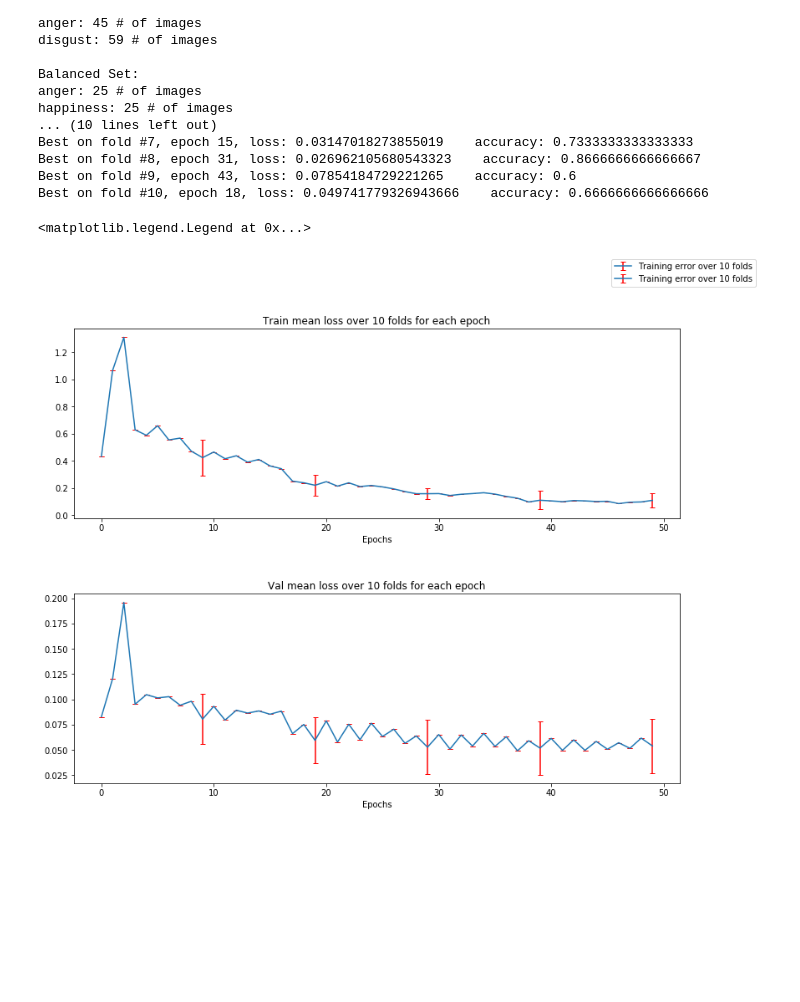
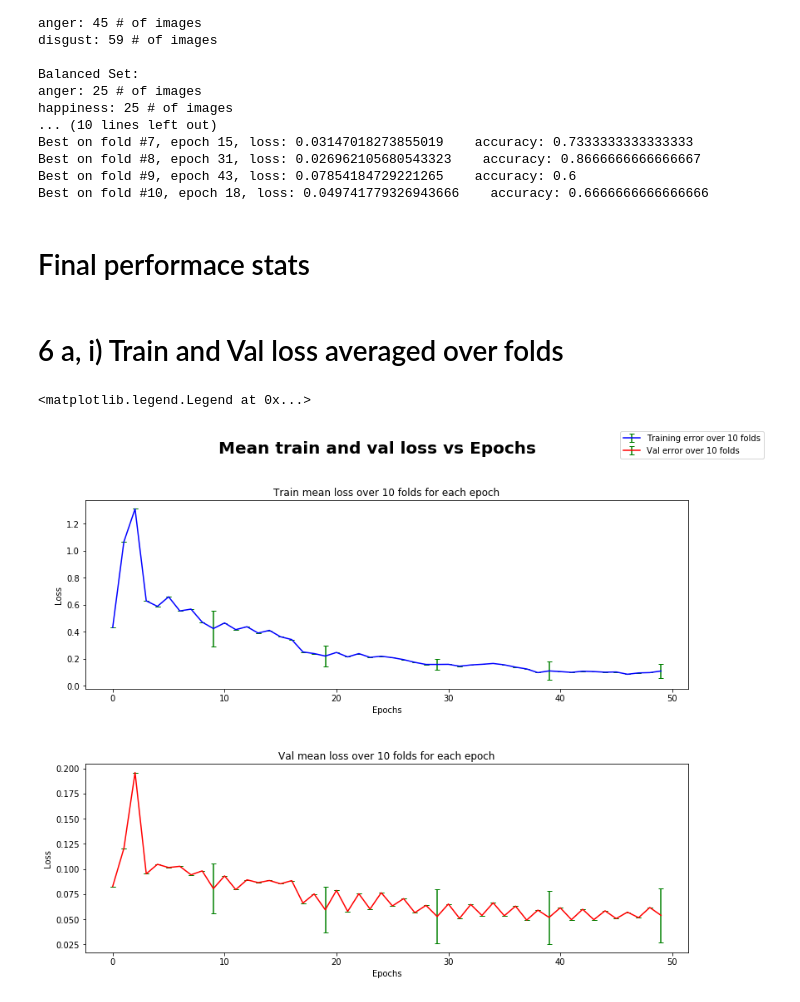
Before and after one commit to dukelin95/dl_projects, a Jupyter notebook: regression_pca/plots_take_two.ipynb, the cells around one changed output. Drawn from its saved outputs; the diff is of its cells as text; code cells hidden in the pictures; blank space fills up the shorter version.

Commit message:
plots for softmax

```diff
--- a/regression_pca/plots_take_two.ipynb
+++ b/regression_pca/plots_take_two.ipynb
@@ -135,3 +145,5 @@ Best on fold #7, epoch 15, loss: 0.03147018273855019    accuracy: 0.733333333333
 Best on fold #8, epoch 31, loss: 0.026962105680543323    accuracy: 0.8666666666666667
 Best on fold #9, epoch 43, loss: 0.07854184729221265    accuracy: 0.6
 Best on fold #10, epoch 18, loss: 0.049741779326943666    accuracy: 0.6666666666666666
+# %% [markdown]
+# Final performace stats
@@ -138,15 +156,23 @@ Best on fold #10, epoch 18, loss: 0.049741779326943666    accuracy: 0.6666666666
+# %% [markdown]
+# 6 a, i) Train and Val loss averaged over folds
 # %%
-fig, ax = plt.subplots(2, 1, figsize=(13,10))
+fig, axs = plt.subplots(2, 1, figsize=(13,10))
 fig.subplots_adjust(hspace=0.4)
-ax[0].errorbar(range(len(mean_train_error)), mean_train_error, std_dev_train_error*mask, ecolor='r', capsize=3,
+fig.suptitle('Mean train and val loss vs Epochs', fontsize=20, fontweight='bold')
+
+# Train loss
+axs[0].errorbar(range(len(mean_train_error)), mean_train_error, std_dev_train_error*mask, c = 'b', ecolor='g', capsize=3,
             label = 'Training error over 10 folds')
-ax[0].set_title('Train mean loss over 10 folds for each epoch')
-ax[0].set_xlabel('Epochs')
-ax[1].errorbar(range(len(mean_val_error)), mean_val_error, std_dev_val_error*mask, ecolor='r', capsize=3,
-            label = 'Training error over 10 folds')
-ax[1].set_title('Val mean loss over 10 folds for each epoch')
-ax[1].set_xlabel('Epochs')
+axs[0].set_title('Train mean loss over 10 folds for each epoch')
+axs[0].set_xlabel('Epochs')
+axs[0].set_ylabel('Loss')
+# Val loss
+axs[1].errorbar(range(len(mean_val_error)), mean_val_error, std_dev_val_error*mask, c= 'r', ecolor='g', capsize=3,
+            label = 'Val error over 10 folds')
+axs[1].set_title('Val mean loss over 10 folds for each epoch')
+axs[1].set_xlabel('Epochs')
+axs[1].set_ylabel('Loss')
 fig.legend()
 # %% [output]
 <matplotlib.legend.Legend at 0x...>
-[figure, old version]
+[figure, new version]
```
Also changed, not shown: parts of 7 cells of this notebook.
